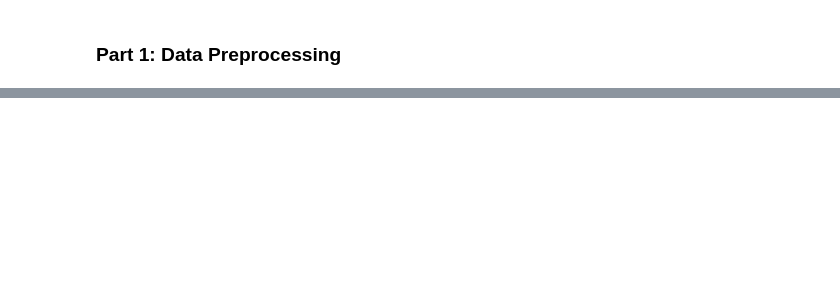
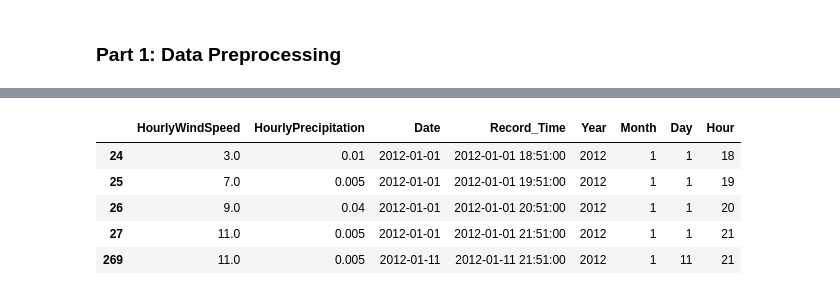
Before and after one commit to powerzbt/NYC_taxi_Trip_Analysis, a Jupyter notebook: Final Project.ipynb, the cells around one changed output, grey strips where cells are left out. Cells and saved outputs as stored; diff of their text form; code cells hidden in the pictures; blank space fills up the shorter version.

```diff
--- a/Final Project.ipynb
+++ b/Final Project.ipynb
@@ -136,0 +543,14 @@ Processing 2009-12
+# %%
+merge_weather_files()
+weather_dataset = pd.read_csv('WeatherData.csv')
+# %%
+# Call the 'get_hourly_weather_data' function to get hourly weather data
+hourly_weather_dataset = get_hourly_weather_data(weather_dataset)
+hourly_weather_dataset.head()
+# %% [output]
+|  | HourlyWindSpeed | HourlyPrecipitation | Date | Record_Time | Year | Month | Day | Hour |
+| 24 | 3.0 | 0.01 | 2012-01-01 | 2012-01-01 18:51:00 | 2012 | 1 | 1 | 18 |
+| 25 | 7.0 | 0.005 | 2012-01-01 | 2012-01-01 19:51:00 | 2012 | 1 | 1 | 19 |
+| 26 | 9.0 | 0.04 | 2012-01-01 | 2012-01-01 20:51:00 | 2012 | 1 | 1 | 20 |
+| 27 | 11.0 | 0.005 | 2012-01-01 | 2012-01-01 21:51:00 | 2012 | 1 | 1 | 21 |
+| 269 | 11.0 | 0.005 | 2012-01-11 | 2012-01-11 21:51:00 | 2012 | 1 | 11 | 21 |
```
Also changed, not shown: parts of 46 cells of this notebook.
